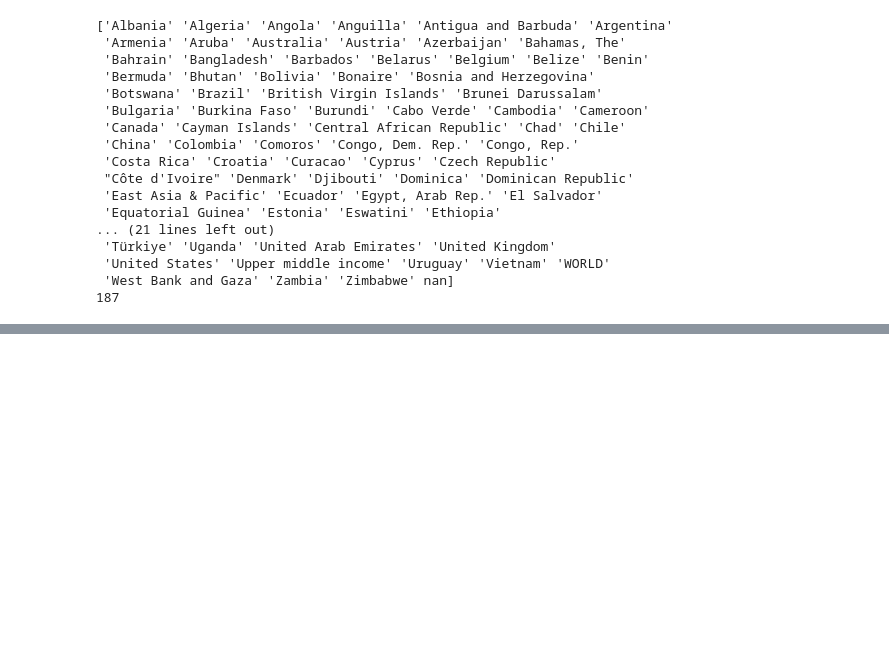
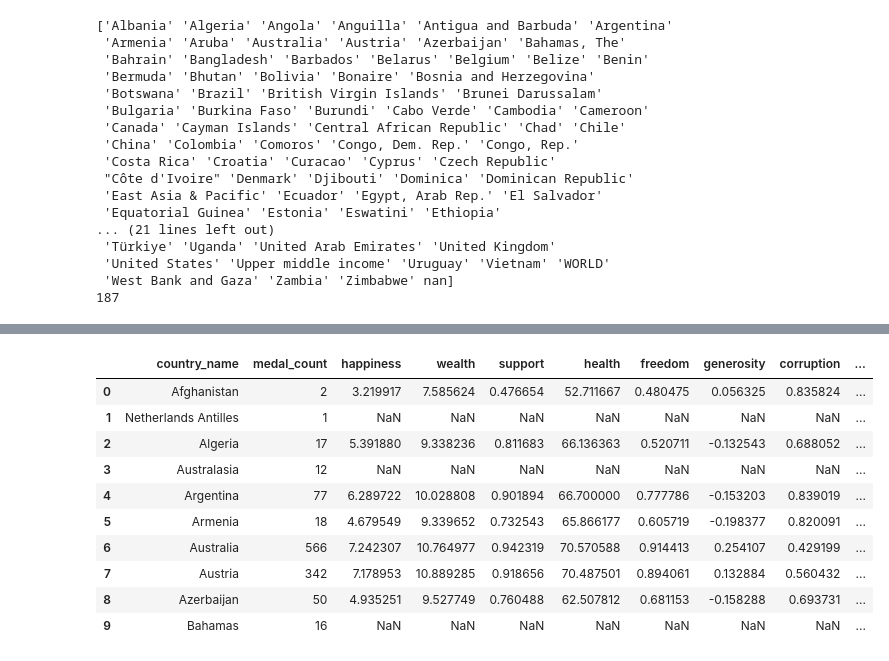
Before and after one commit to JimGile/group3-project1, a Jupyter notebook: src/jg_merge_datasets.ipynb, the cells around one changed output, grey strips where cells are left out. Drawn from its saved outputs; the diff is of its cells as text; code cells hidden in the pictures; blank space fills up the shorter version.

```diff
--- a/src/jg_merge_datasets.ipynb
+++ b/src/jg_merge_datasets.ipynb
@@ -189,0 +212,19 @@ df_happiness_country = df_happiness.drop(columns=['year']).groupby('country').me
+# %%
+#df_nutrition
+df_merged_2 = df_merged_1.merge(right=df_nutrition, how='left',
+                             left_on='country_name', right_on='Country Name')
+df_merged_2.drop(columns=['country_code', 'Country Code', 'Country Name', 'country'], inplace=True)
+df_merged_2.reset_index(drop=True, inplace=True)
+df_merged_2.head(10)
+# %% [output]
+|  | country_name | medal_count | happiness | wealth | support | health | freedom | generosity | corruption | ... |
+| 0 | Afghanistan | 2 | 3.219917 | 7.585624 | 0.476654 | 52.711667 | 0.480475 | 0.056325 | 0.835824 | ... |
+| 1 | Netherlands Antilles | 1 | NaN | NaN | NaN | NaN | NaN | NaN | NaN | ... |
+| 2 | Algeria | 17 | 5.391880 | 9.338236 | 0.811683 | 66.136363 | 0.520711 | -0.132543 | 0.688052 | ... |
+| 3 | Australasia | 12 | NaN | NaN | NaN | NaN | NaN | NaN | NaN | ... |
+| 4 | Argentina | 77 | 6.289722 | 10.028808 | 0.901894 | 66.700000 | 0.777786 | -0.153203 | 0.839019 | ... |
+| 5 | Armenia | 18 | 4.679549 | 9.339652 | 0.732543 | 65.866177 | 0.605719 | -0.198377 | 0.820091 | ... |
+| 6 | Australia | 566 | 7.242307 | 10.764977 | 0.942319 | 70.570588 | 0.914413 | 0.254107 | 0.429199 | ... |
+| 7 | Austria | 342 | 7.178953 | 10.889285 | 0.918656 | 70.487501 | 0.894061 | 0.132884 | 0.560432 | ... |
+| 8 | Azerbaijan | 50 | 4.935251 | 9.527749 | 0.760488 | 62.507812 | 0.681153 | -0.158288 | 0.693731 | ... |
+| 9 | Bahamas | 16 | NaN | NaN | NaN | NaN | NaN | NaN | NaN | ... |
```
Also changed, not shown: parts of 8 cells of this notebook.
